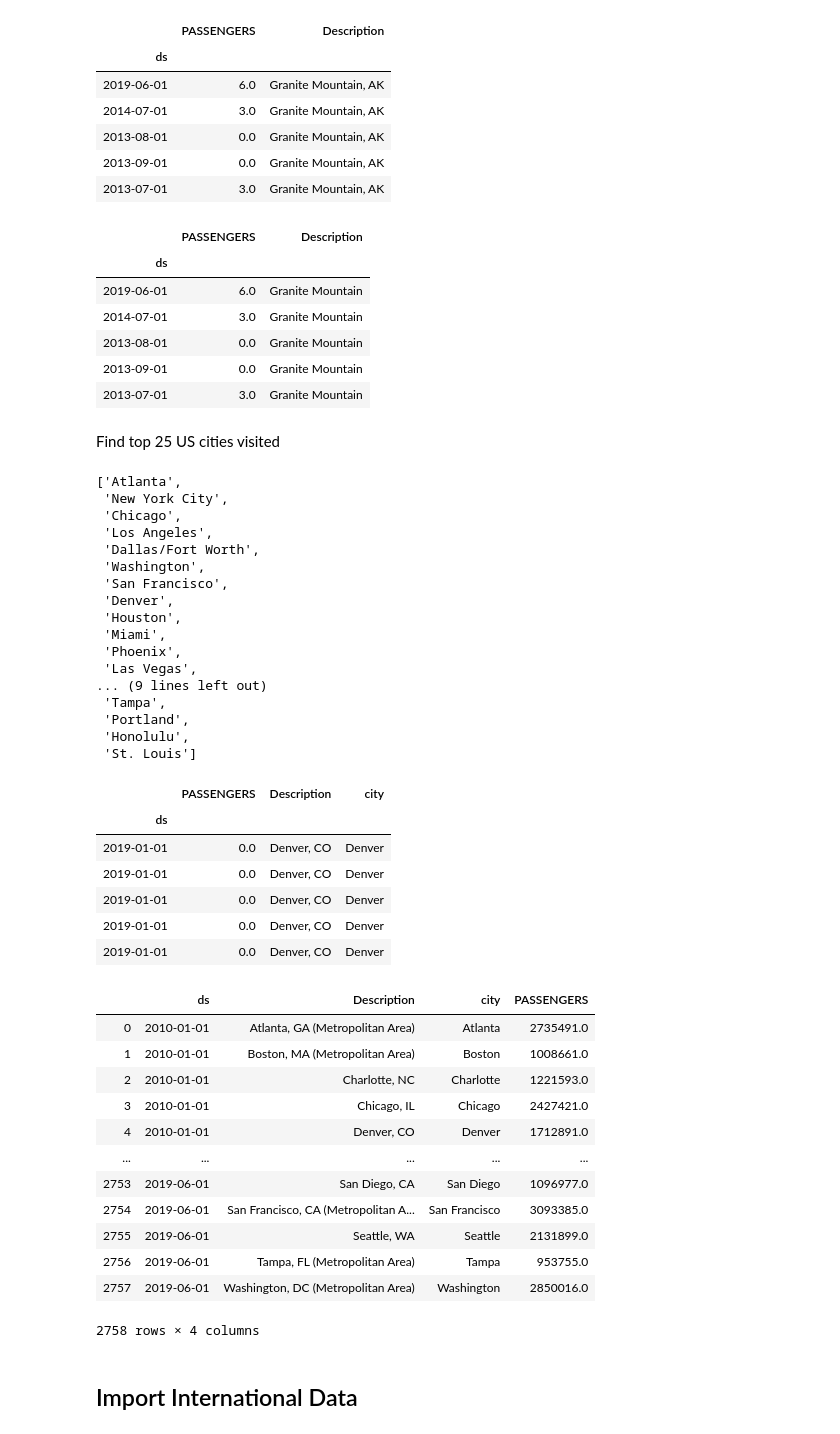
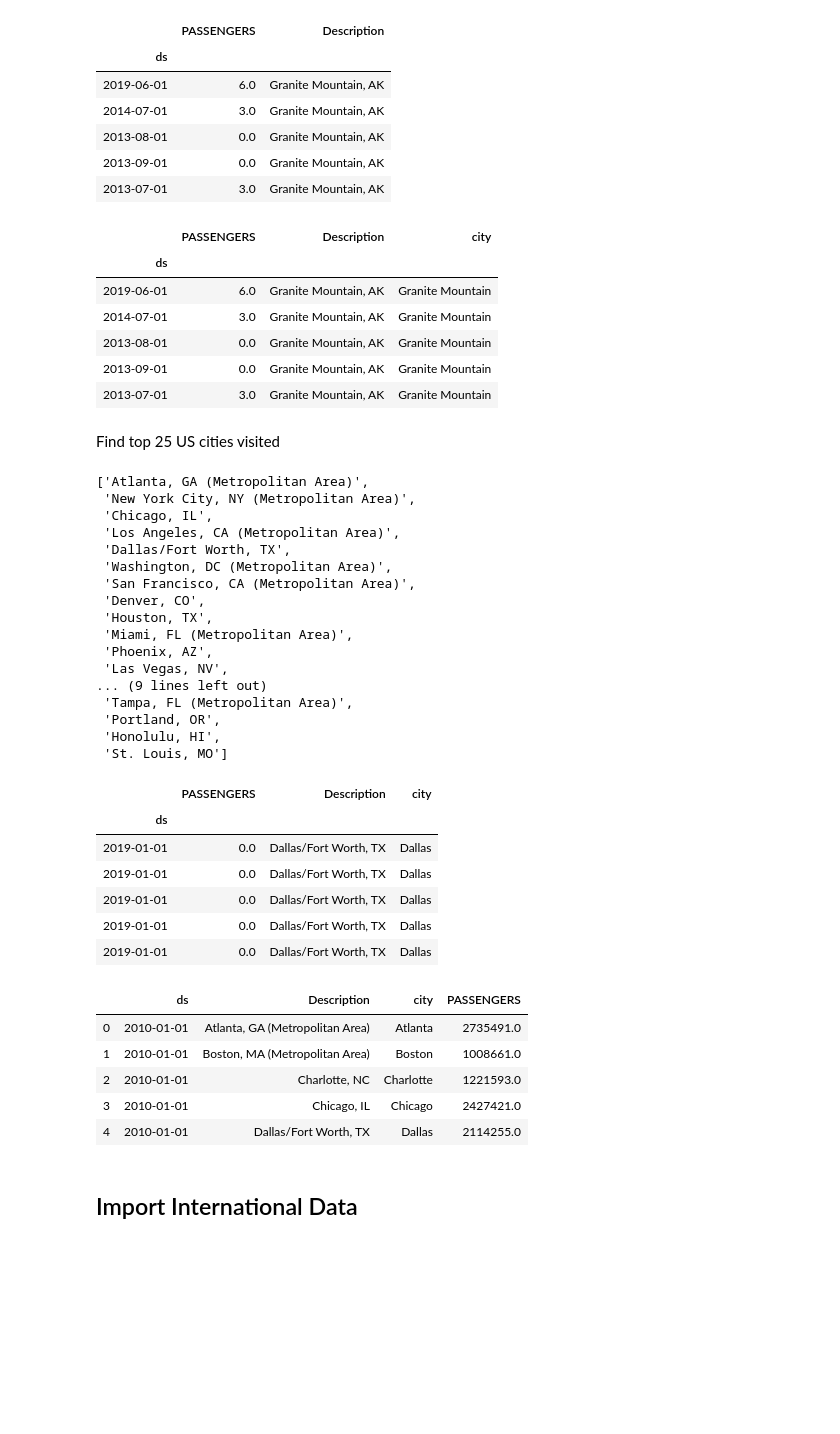
Before and after one commit to clareblessen/Passenger-Arrivals, a Jupyter notebook: Flight Data.ipynb, the cells around one changed output. Cells and saved outputs as stored; diff of their text form; code cells hidden in the pictures; blank space fills up the shorter version.

```diff
--- a/Flight Data.ipynb
+++ b/Flight Data.ipynb
@@ -121,17 +121,17 @@ domestic_df.head()
 | 2013-09-01 | 0.0 | Granite Mountain, AK |
 | 2013-07-01 | 3.0 | Granite Mountain, AK |
 # %%
-domestic_df['Description'] = domestic_df['Description'].apply(lambda x: x.split(',')[0])
+domestic_df['city'] = domestic_df['Description'].apply(lambda x: x.split(',')[0].split('/')[0])
 # %%
 domestic_df.head()
 # %% [output]
-|  | PASSENGERS | Description |
-| ds |  |  |
-| 2019-06-01 | 6.0 | Granite Mountain |
-| 2014-07-01 | 3.0 | Granite Mountain |
-| 2013-08-01 | 0.0 | Granite Mountain |
-| 2013-09-01 | 0.0 | Granite Mountain |
-| 2013-07-01 | 3.0 | Granite Mountain |
+|  | PASSENGERS | Description | city |
+| ds |  |  |  |
+| 2019-06-01 | 6.0 | Granite Mountain, AK | Granite Mountain |
+| 2014-07-01 | 3.0 | Granite Mountain, AK | Granite Mountain |
+| 2013-08-01 | 0.0 | Granite Mountain, AK | Granite Mountain |
+| 2013-09-01 | 0.0 | Granite Mountain, AK | Granite Mountain |
+| 2013-07-01 | 3.0 | Granite Mountain, AK | Granite Mountain |
 # %%
 sums = pd.DataFrame(domestic_df.groupby('Description')['PASSENGERS'].sum())
 # %% [markdown]
@@ -141,20 +141,20 @@ top_cities = sums.sort_values('PASSENGERS', ascending=False)
 top_25 = list(top_cities[:25].index)
 top_25
 # %% [output]
-['Atlanta',
- 'New York City',
- 'Chicago',
- 'Los Angeles',
- 'Dallas/Fort Worth',
- 'Washington',
- 'San Francisco',
- 'Denver',
- 'Houston',
- 'Miami',
- 'Phoenix',
- 'Las Vegas',
+['Atlanta, GA (Metropolitan Area)',
+ 'New York City, NY (Metropolitan Area)',
+ 'Chicago, IL',
+ 'Los Angeles, CA (Metropolitan Area)',
+ 'Dallas/Fort Worth, TX',
+ 'Washington, DC (Metropolitan Area)',
+ 'San Francisco, CA (Metropolitan Area)',
+ 'Denver, CO',
+ 'Houston, TX',
+ 'Miami, FL (Metropolitan Area)',
+ 'Phoenix, AZ',
+ 'Las Vegas, NV',
 ... (9 lines left out)
- 'Tampa',
- 'Portland',
- 'Honolulu',
- 'St. Louis']
+ 'Tampa, FL (Metropolitan Area)',
+ 'Portland, OR',
+ 'Honolulu, HI',
+ 'St. Louis, MO']
@@ -163,38 +161,28 @@ cities = list(map(lambda x: x.split('(')[0].split(',')[0].split('/')[0], top_25)
 # %%
 #remove cities not in top 25 from US dataframe
-domestic_df = domestic_df[domestic_df['city'].apply(lambda x: x in cities)]
+domestic_df = domestic_df[domestic_df['Description'].apply(lambda x: x in top_25)]
-# %%
-#removing washington, PA because we only want DC
-domestic_df = domestic_df[domestic_df['Description'] != 'Washington, PA']
 # %%
 domestic_df.head()
 # %% [output]
 |  | PASSENGERS | Description | city |
 | ds |  |  |  |
-| 2019-01-01 | 0.0 | Denver, CO | Denver |
-| 2019-01-01 | 0.0 | Denver, CO | Denver |
-| 2019-01-01 | 0.0 | Denver, CO | Denver |
-| 2019-01-01 | 0.0 | Denver, CO | Denver |
-| 2019-01-01 | 0.0 | Denver, CO | Denver |
+| 2019-01-01 | 0.0 | Dallas/Fort Worth, TX | Dallas |
+| 2019-01-01 | 0.0 | Dallas/Fort Worth, TX | Dallas |
+| 2019-01-01 | 0.0 | Dallas/Fort Worth, TX | Dallas |
+| 2019-01-01 | 0.0 | Dallas/Fort Worth, TX | Dallas |
+| 2019-01-01 | 0.0 | Dallas/Fort Worth, TX | Dallas |
 # %%
 #group by day and destination
 domestic_df = pd.DataFrame(domestic_df.groupby([domestic_df.index,'Description', 'city'])['PASSENGERS'].sum().reset_index())
 # %%
-domestic_df
+domestic_df.head()
 # %% [output]
 |  | ds | Description | city | PASSENGERS |
 | 0 | 2010-01-01 | Atlanta, GA (Metropolitan Area) | Atlanta | 2735491.0 |
 | 1 | 2010-01-01 | Boston, MA (Metropolitan Area) | Boston | 1008661.0 |
 | 2 | 2010-01-01 | Charlotte, NC | Charlotte | 1221593.0 |
 | 3 | 2010-01-01 | Chicago, IL | Chicago | 2427421.0 |
-| 4 | 2010-01-01 | Denver, CO | Denver | 1712891.0 |
-| ... | ... | ... | ... | ... |
-| 2753 | 2019-06-01 | San Diego, CA | San Diego | 1096977.0 |
-| 2754 | 2019-06-01 | San Francisco, CA (Metropolitan A... | San Francisco | 3093385.0 |
-| 2755 | 2019-06-01 | Seattle, WA | Seattle | 2131899.0 |
-| 2756 | 2019-06-01 | Tampa, FL (Metropolitan Area) | Tampa | 953755.0 |
-| 2757 | 2019-06-01 | Washington, DC (Metropolitan Area) | Washington | 2850016.0 |
+| 4 | 2010-01-01 | Dallas/Fort Worth, TX | Dallas | 2114255.0 |
-2758 rows × 4 columns
 # %% [markdown]
 ## Import International Data
 # %%
```
Also changed, not shown: parts of 61 cells of this notebook.
